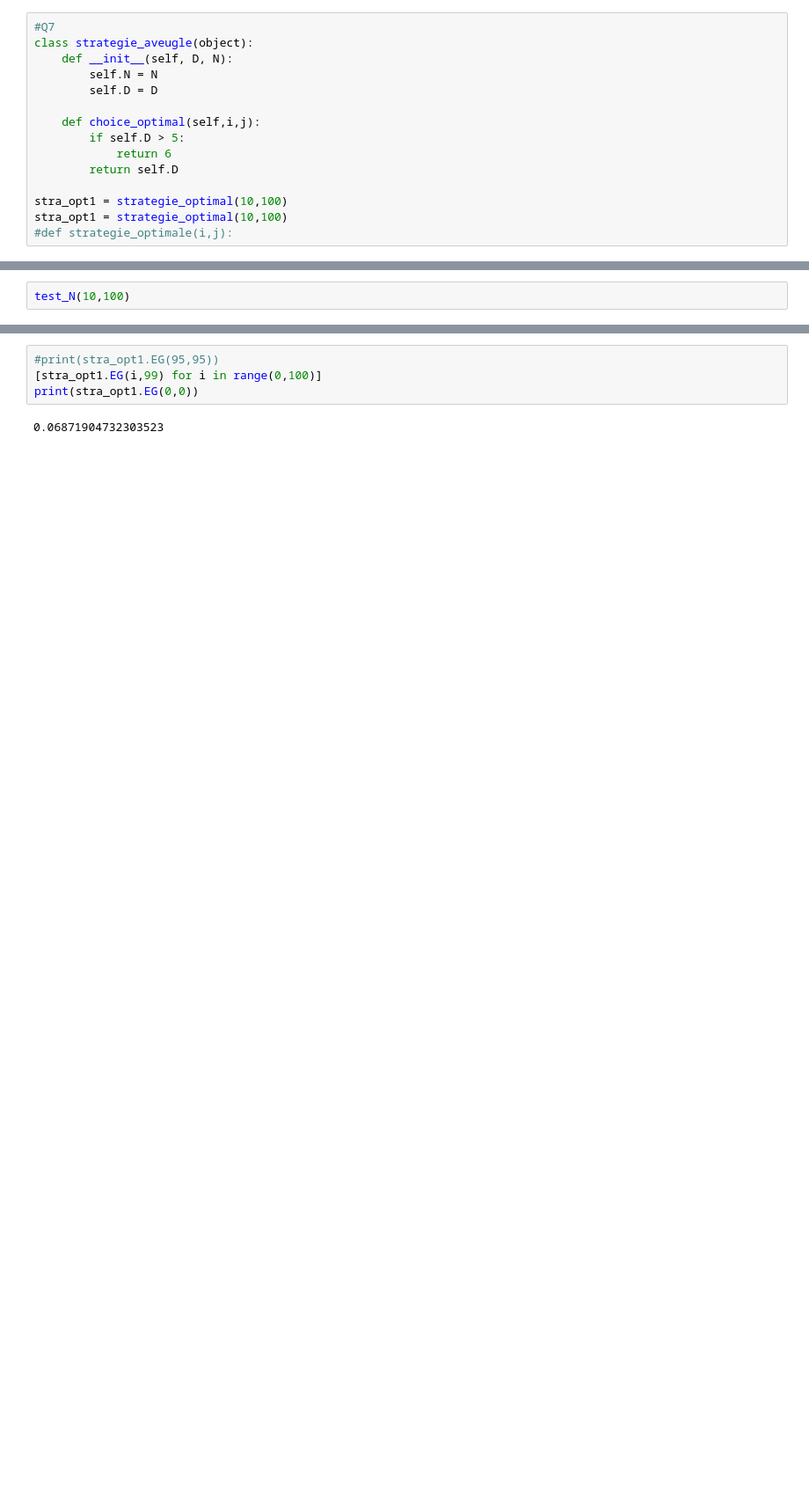
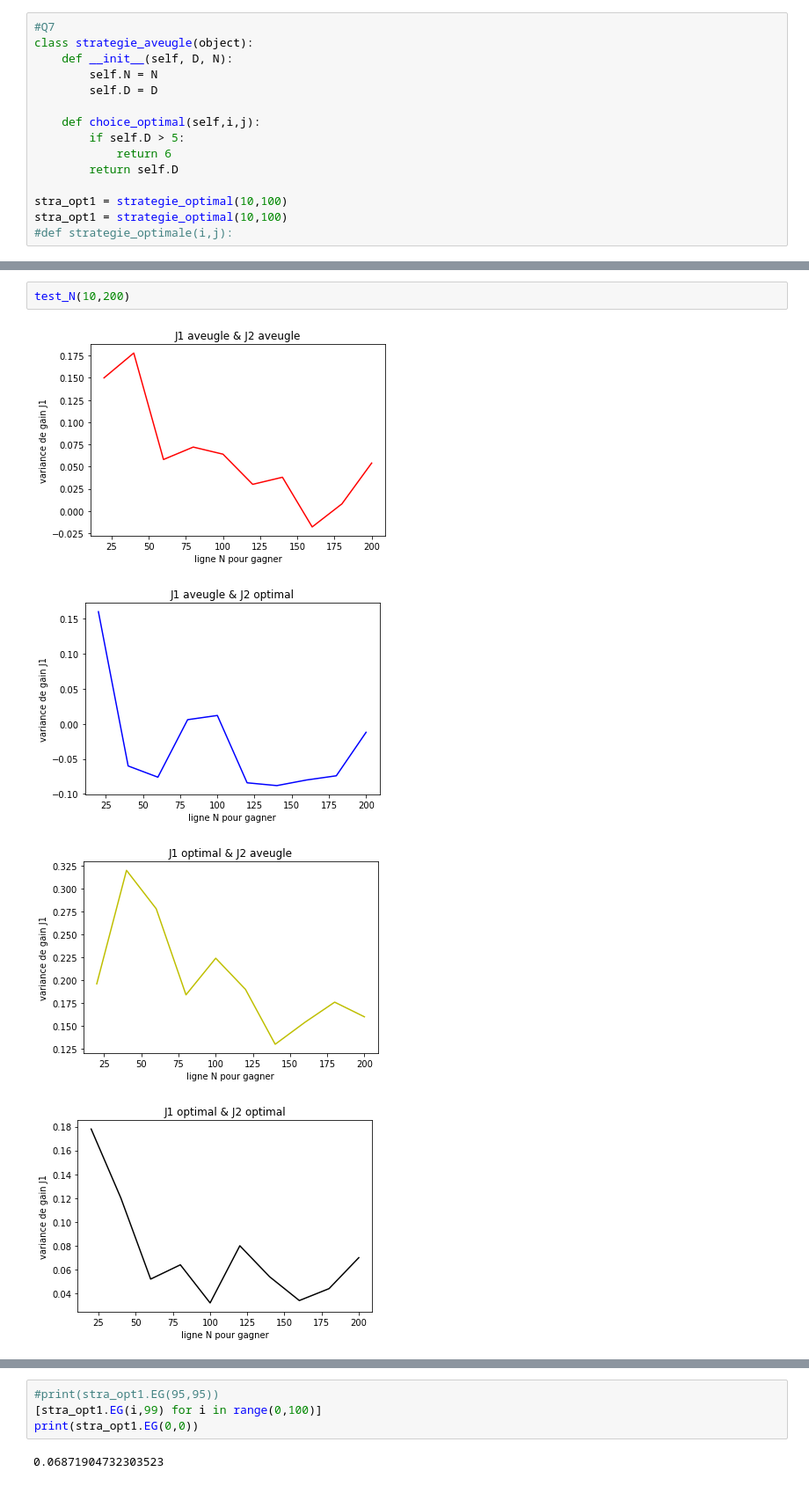
Before and after one commit to Yufei6/Projet_Mogpl, a Jupyter notebook: diceBattle.ipynb, the cells around one changed output, grey strips where cells are left out. Shown: that part at 88% size. Cells and saved outputs as stored; diff of their text form; blank space fills up the shorter version.

```diff
--- a/diceBattle.ipynb
+++ b/diceBattle.ipynb
@@ -283,2 +293,7 @@ array([[ 0.04, -0.08,  0.  ,  0.28,  0.24, -0.12, -0.04,  0.08,  0.08,
 # %%
-test_N(10,100)
+test_N(10,200)
+# %% [output]
+[figure, added]
+[figure, added]
+[figure, added]
+[figure, added]
```
Also changed, not shown: parts of 7 cells of this notebook.
